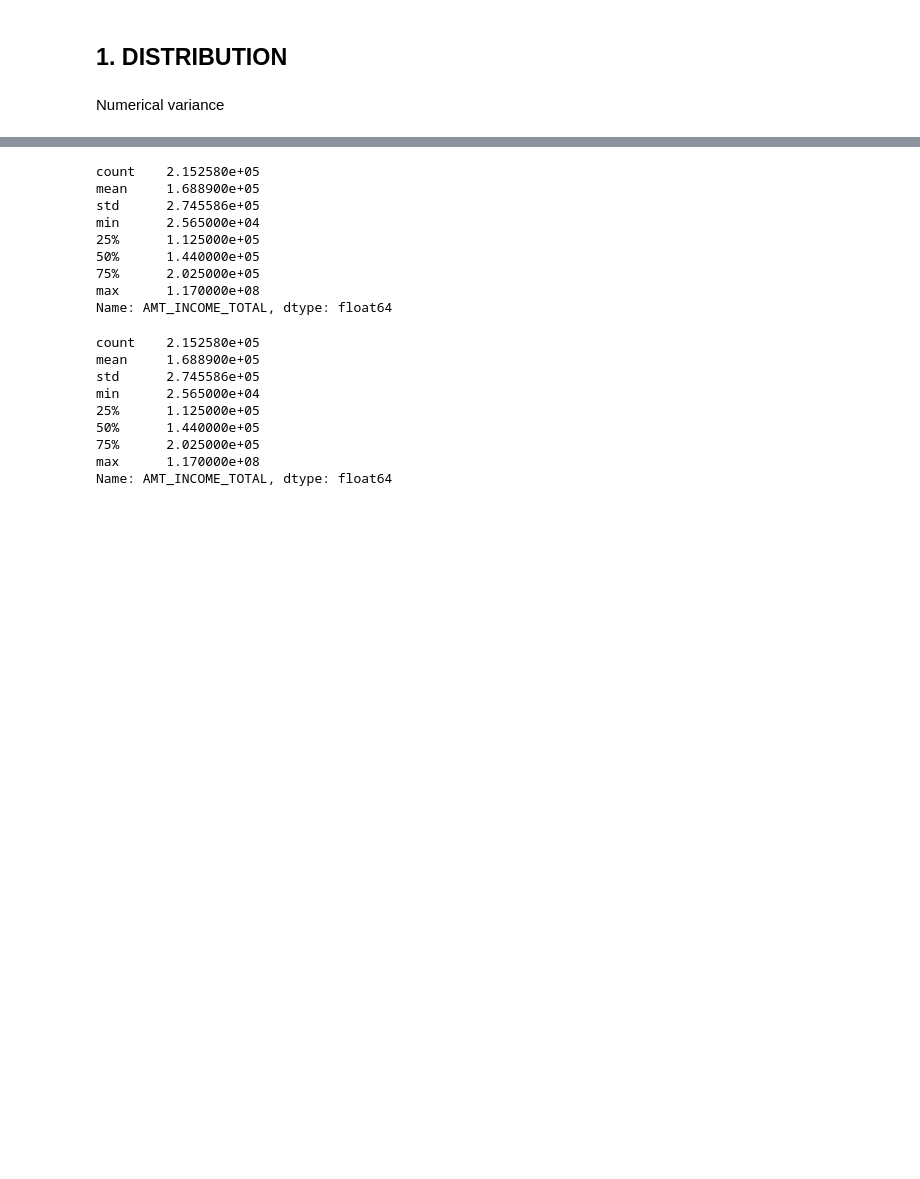
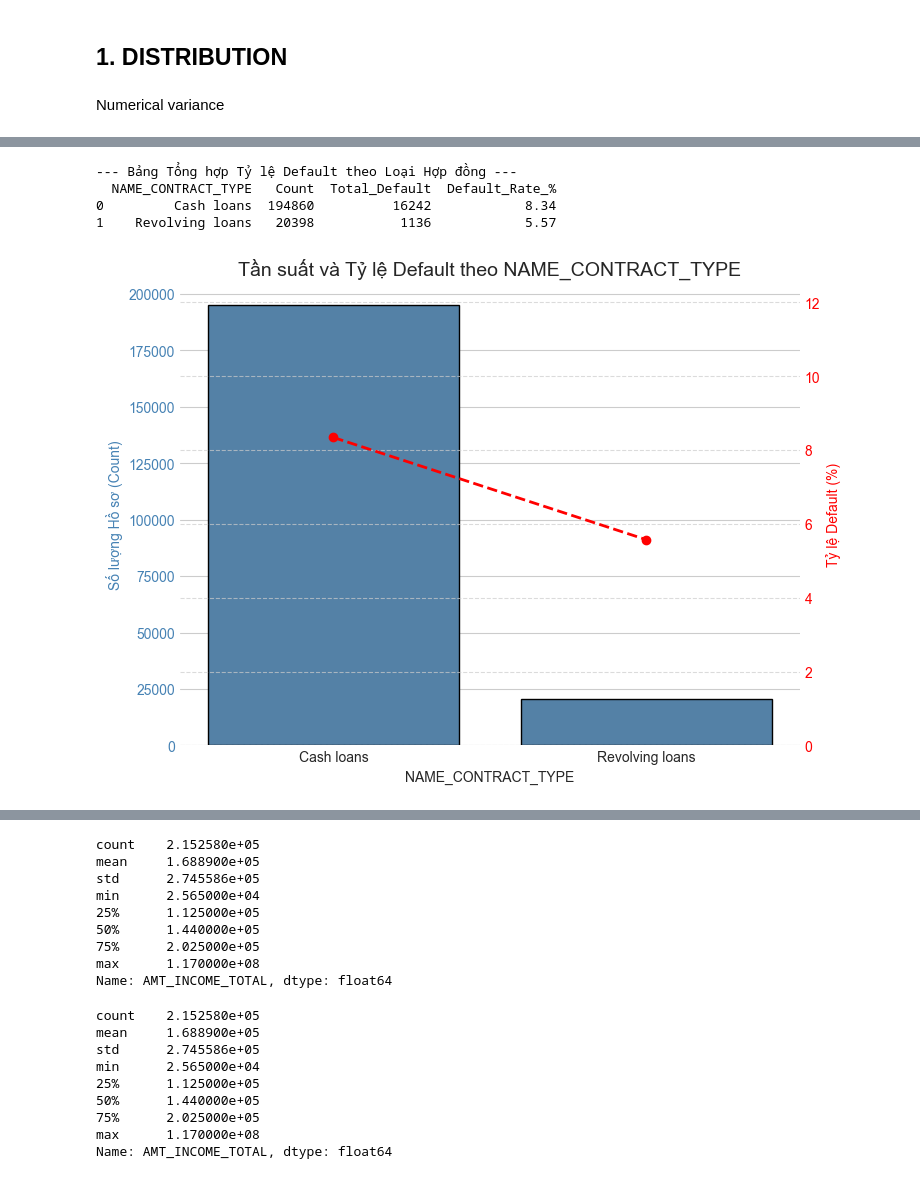
Before and after one commit to MinhGioChai/Data-Visualization, a Jupyter notebook: dataunderstandingwith10fts.ipynb, the cells around one changed output, grey strips where cells are left out. Drawn from its saved outputs; the diff is of its cells as text; code cells hidden in the pictures; blank space fills up the shorter version.

```diff
--- a/dataunderstandingwith10fts.ipynb
+++ b/dataunderstandingwith10fts.ipynb
@@ -209,0 +557,70 @@ Passing `palette` without assigning `hue` is deprecated and will be removed in v
+# %%
+
+
+# --- Giả định: DataFrame của bạn có tên là 'df' ---
+
+# 1. Tính toán Tỷ lệ Default (Default Rate) và Tần suất (Count)
+
+# Gộp nhóm theo NAME_CONTRACT_TYPE và tính toán:
+# - Số lượng hồ sơ (Count)
+# - Tổng số hồ sơ mắc nợ (Sum of TARGET)
+df_analysis = df.groupby('NAME_CONTRACT_TYPE')['TARGET'].agg(['count', 'sum']).reset_index()
+
+# Đổi tên cột để dễ hiểu hơn
+df_analysis.columns = ['NAME_CONTRACT_TYPE', 'Count', 'Total_Default']
+
+# Tính toán Tỷ lệ Default (%)
+df_analysis['Default_Rate_%'] = (df_analysis['Total_Default'] / df_analysis['Count']) * 100
+
+# Làm tròn tỷ lệ cho đẹp
+df_analysis['Default_Rate_%'] = df_analysis['Default_Rate_%'].round(2)
+
+print("--- Bảng Tổng hợp Tỷ lệ Default theo Loại Hợp đồng ---")
+print(df_analysis)
+
+# 2. Chuẩn bị Dữ liệu cho Trực quan hóa
+
+# Sử dụng một cột riêng cho tỷ lệ % để vẽ trên trục Y thứ cấp (Secondary Y-axis)
+# Đây là bước cần thiết cho biểu đồ kép (dual-axis plot)
+
+# 3. Biểu diễn Trực quan (Biểu đồ Kép: Count vs Default Rate)
+
+# Khởi tạo figure và axes chính
+fig, ax1 = plt.subplots(figsize=(8, 6))
+
+# Vẽ Count (Tần suất) trên trục Y chính (Trái)
+sns.barplot(
+    x='NAME_CONTRACT_TYPE',
+    y='Count',
+    data=df_analysis,
+    ax=ax1,
+    color='steelblue',
+    edgecolor='black'
+)
+ax1.set_ylabel('Số lượng Hồ sơ (Count)', color='steelblue')
+ax1.tick_params(axis='y', labelcolor='steelblue')
+
+# Khởi tạo trục Y phụ (Phải) cho Tỷ lệ Default Rate
+ax2 = ax1.twinx()
+ax2.plot(
+    df_analysis['NAME_CONTRACT_TYPE'],
+    df_analysis['Default_Rate_%'],
+    color='red',
+    marker='o',
+    linewidth=2,
+    linestyle='--'
+)
+ax2.set_ylabel('Tỷ lệ Default (%)', color='red')
+ax2.tick_params(axis='y', labelcolor='red')
+ax2.set_ylim(0, df_analysis['Default_Rate_%'].max() * 1.5) # Đặt giới hạn trục Y phụ
+
+# Đặt tiêu đề
+plt.title('Tần suất và Tỷ lệ Default theo NAME_CONTRACT_TYPE', fontsize=14)
+plt.grid(axis='y', linestyle='--', alpha=0.7)
+plt.show()
+# %% [output]
+--- Bảng Tổng hợp Tỷ lệ Default theo Loại Hợp đồng ---
+  NAME_CONTRACT_TYPE   Count  Total_Default  Default_Rate_%
+0         Cash loans  194860          16242            8.34
+1    Revolving loans   20398           1136            5.57
+[figure, added]
```
Also changed, not shown: parts of 28 cells of this notebook, 9 other files.
